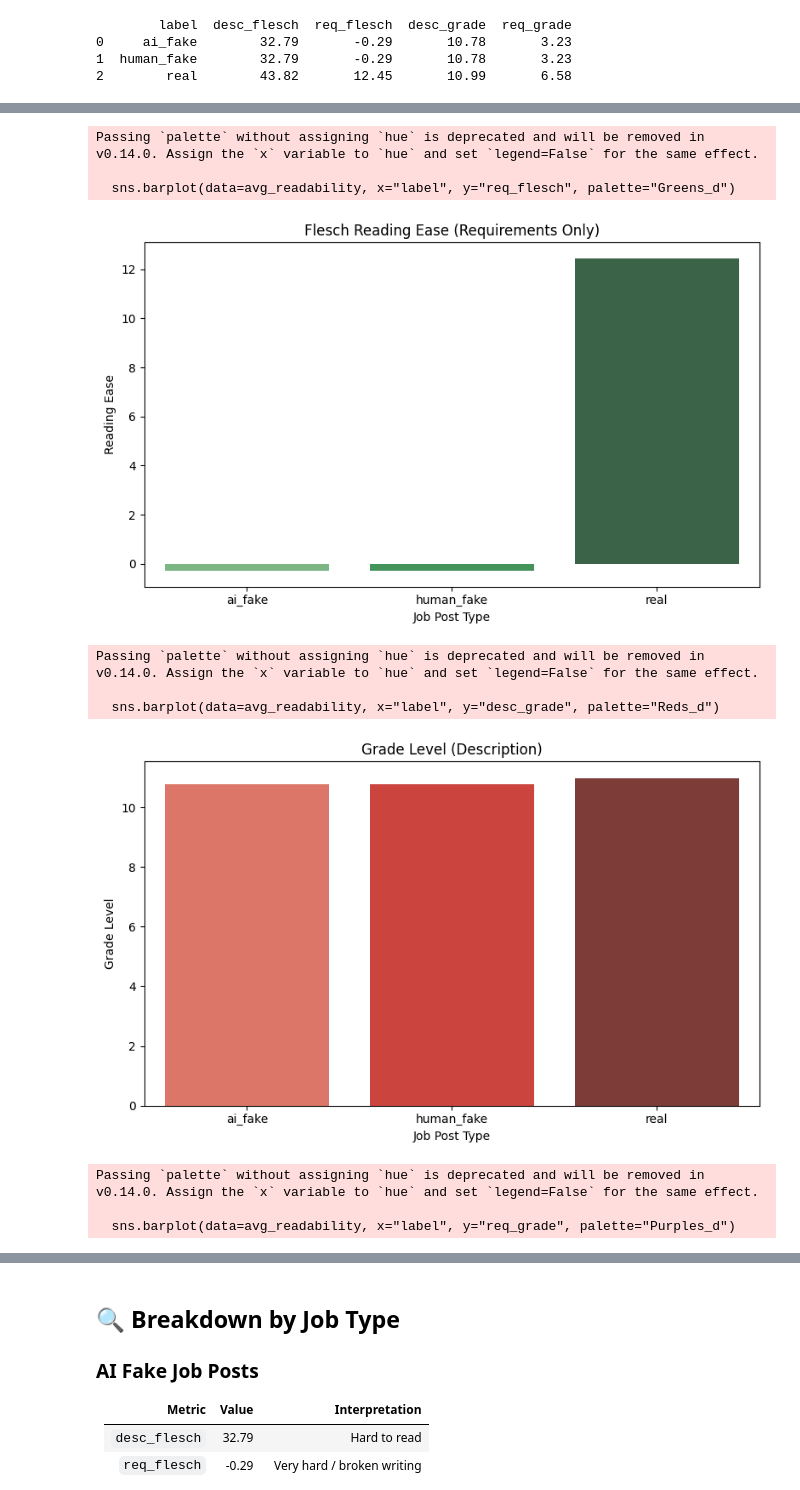
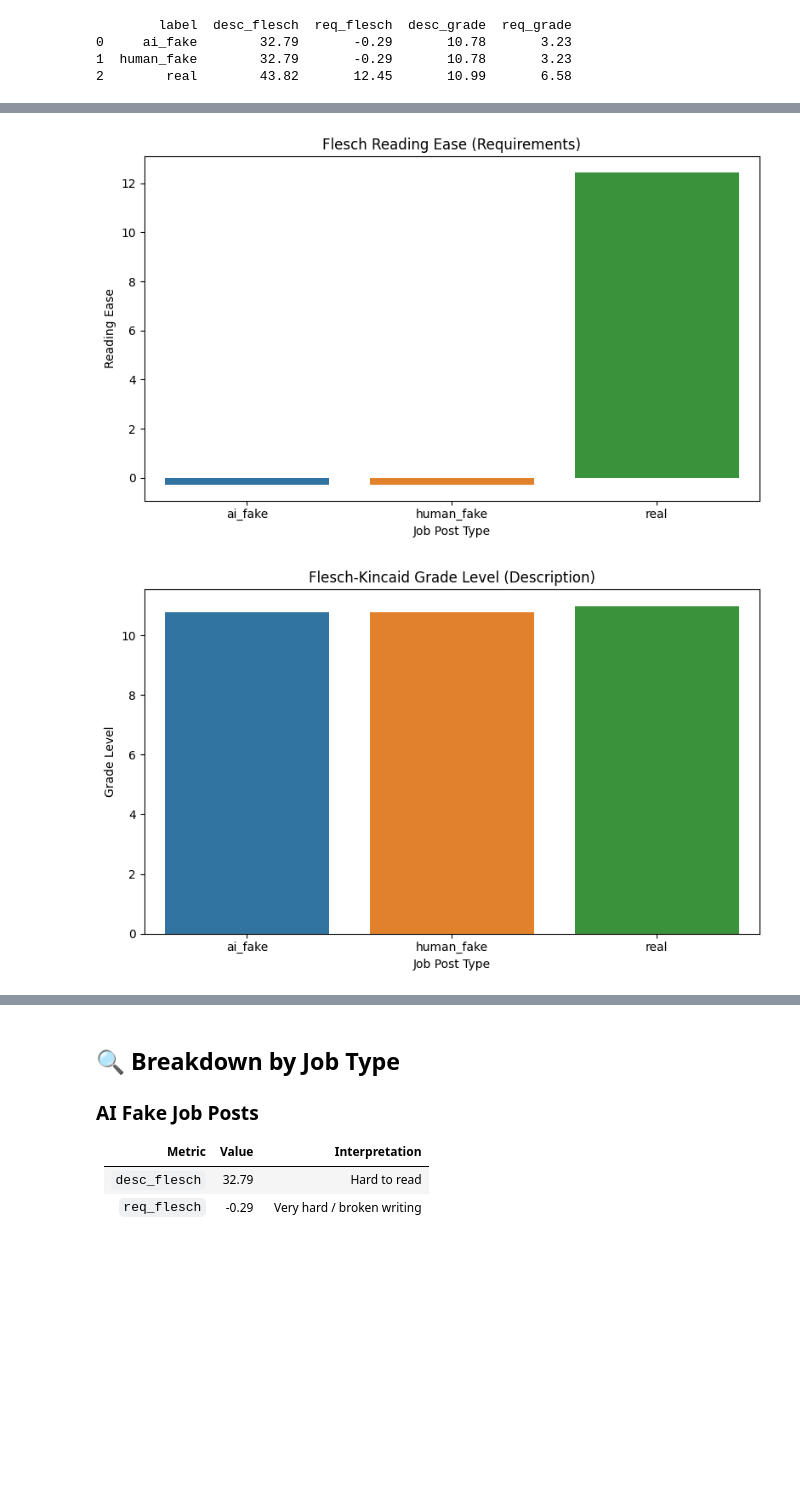
Before and after one commit to MIT-Emerging-Talent/ET6-CDSP-group-21-repo, a Jupyter notebook: 4_data_analysis/readability.ipynb, the cells around one changed output, grey strips where cells are left out. Cells and saved outputs as stored; diff of their text form; code cells hidden in the pictures; blank space fills up the shorter version.

```diff
--- a/4_data_analysis/readability.ipynb
+++ b/4_data_analysis/readability.ipynb
@@ -104,42 +104,66 @@ print(avg_readability)
 1  human_fake        32.79       -0.29       10.78       3.23
 2        real        43.82       12.45       10.99       6.58
 # %%
-#  Visualization: Flesch (Descriptions)
-
+# Description - Flesch Reading Ease
 plt.figure(figsize=(8, 5))
-sns.barplot(data=avg_readability, x="label",
-            y="desc_flesch", palette="Blues_d")
-plt.title("Flesch Reading Ease (Description Only)")
+sns.barplot(
+    data=avg_readability,
+    x="label",
+    y="desc_flesch",
+    hue="label",
+    dodge=False,
+    legend=False,
+)
+plt.title("Flesch Reading Ease (Description)")
 plt.ylabel("Reading Ease")
 plt.xlabel("Job Post Type")
 plt.tight_layout()
 plt.show()
 
-# Visualization: Flesch (Requirements)
 
+# Requirements - Flesch Reading Ease
 plt.figure(figsize=(8, 5))
-sns.barplot(data=avg_readability, x="label", y="req_flesch", palette="Greens_d")
-plt.title("Flesch Reading Ease (Requirements Only)")
+sns.barplot(
+    data=avg_readability,
+    x="label",
+    y="req_flesch",
+    hue="label",
+    dodge=False,
+    legend=False,
+)
+plt.title("Flesch Reading Ease (Requirements)")
 plt.ylabel("Reading Ease")
 plt.xlabel("Job Post Type")
 plt.tight_layout()
 plt.show()
 
-# Visualization: Grade Level (Descriptions)
-
+# Description - Grade Level
 plt.figure(figsize=(8, 5))
-sns.barplot(data=avg_readability, x="label", y="desc_grade", palette="Reds_d")
-plt.title("Grade Level (Description)")
+sns.barplot(
+    data=avg_readability,
+    x="label",
+    y="desc_grade",
+    hue="label",
+    dodge=False,
+    legend=False,
+)
+plt.title("Flesch-Kincaid Grade Level (Description)")
 plt.ylabel("Grade Level")
 plt.xlabel("Job Post Type")
 plt.tight_layout()
 plt.show()
 
-# Visualization: Grade Level (Requirements)
-
+# Requirements - Grade Level
 plt.figure(figsize=(8, 5))
-sns.barplot(data=avg_readability, x="label", y="req_grade", palette="Purples_d")
-plt.title("Grade Level (Requirements)")
+sns.barplot(
+    data=avg_readability,
+    x="label",
+    y="req_grade",
+    hue="label",
+    dodge=False,
+    legend=False,
+)
+plt.title("Flesch-Kincaid Grade Level (Requirements)")
 plt.ylabel("Grade Level")
 plt.xlabel("Job Post Type")
 plt.tight_layout()
@@ -152,11 +173,2 @@ Passing `palette` without assigning `hue` is deprecated and will be removed in v
-Passing `palette` without assigning `hue` is deprecated and will be removed in v0.14.0. Assign the `x` variable to `hue` and set `legend=False` for the same effect.
-
-  sns.barplot(data=avg_readability, x="label", y="req_flesch", palette="Greens_d")
-[figure, old version]
+[figure, new version]
-Passing `palette` without assigning `hue` is deprecated and will be removed in v0.14.0. Assign the `x` variable to `hue` and set `legend=False` for the same effect.
-
-  sns.barplot(data=avg_readability, x="label", y="desc_grade", palette="Reds_d")
-[figure, old version]
+[figure, new version]
-Passing `palette` without assigning `hue` is deprecated and will be removed in v0.14.0. Assign the `x` variable to `hue` and set `legend=False` for the same effect.
-
-  sns.barplot(data=avg_readability, x="label", y="req_grade", palette="Purples_d")
```
Also changed, not shown: parts of 2 cells of this notebook.
